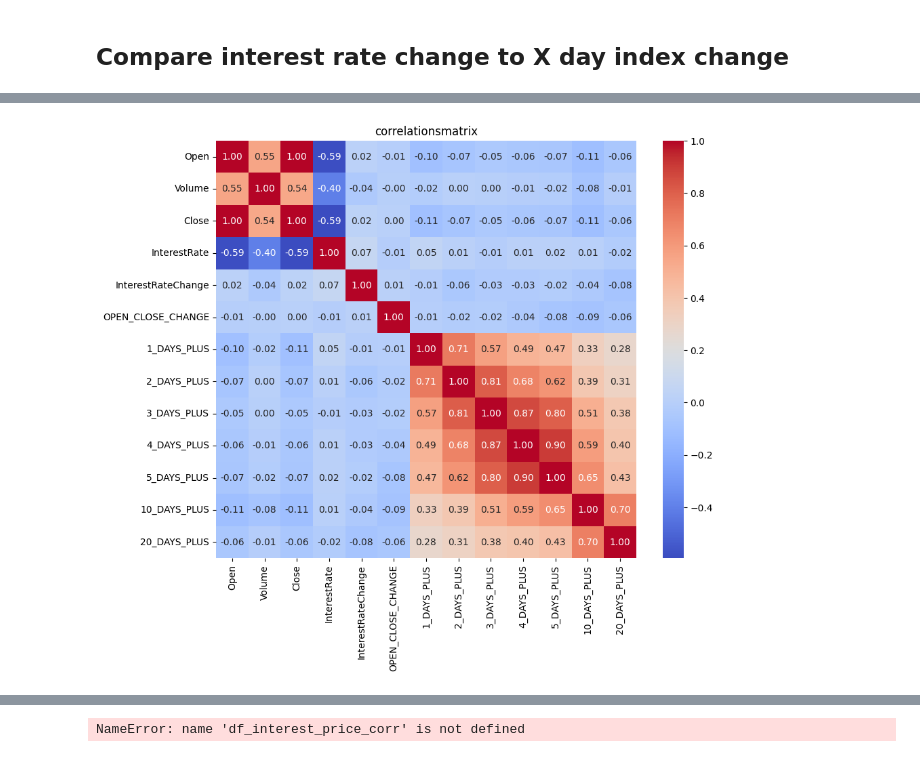
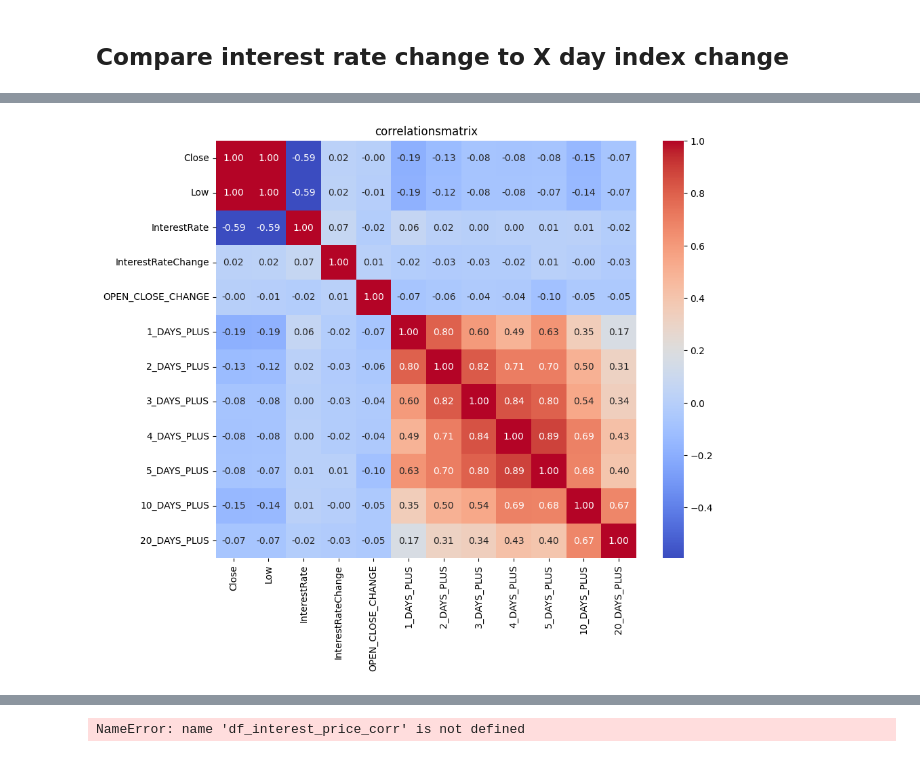
Before and after one commit to badranyoussef/bi-exam-project-stock, a Jupyter notebook: notebooks/SP500_data_preparation.ipynb, the cells around one changed output, grey strips where cells are left out. Drawn from its saved outputs; the diff is of its cells as text; code cells hidden in the pictures.

Commit message:
oil data

```diff
--- a/notebooks/SP500_data_preparation.ipynb
+++ b/notebooks/SP500_data_preparation.ipynb
@@ -509,3 +547,7 @@ df_diff[f'20_DAYS_PLUS'] = df_diff['Close'].pct_change(periods=20).shift(-20)
+# %%
+# Replace inf values with NaN to handle them
+df_diff.replace([np.inf, -np.inf], np.nan, inplace=True)
+# %%
+df_diff.fillna(0, inplace=True)
 # %%
-df_diff = df_diff[df_diff['InterestRateChangeFlag'] == 1].copy().dropna()
-df_diff.tail()
+df_diff = df_diff[df_diff['InterestRateChangeFlag'] == 1]
@@ -527,0 +556,17 @@ df_diff.tail()
+# %%
+# Laver en kopi af DataFrame uden dato kolonnen (som ikke skal normaliseres)
+df_no_date = df_diff.drop(columns=['Date', 'InterestRateChangeFlag'])
+
+# Initialiserer MinMaxScaler
+scaler = MinMaxScaler()
+
+# Anvender skaleringen på dataene
+df_scaled = scaler.fit_transform(df_no_date)
+
+# Konverterer tilbage til en DataFrame med de samme kolonnenavne
+df_scaled = pd.DataFrame(df_scaled, columns=df_no_date.columns)
+
+# Tilføj dato kolonnen tilbage
+# df_scaled['Date'] = df['Date']
+
+df_scaled.head()
@@ -528,11 +581,11 @@ df_diff.tail()
 # %%
 #Beregn korrelation
-correlation_matrix = df_diff[['Open', 'Volume', 'Close', 'InterestRate', 'InterestRateChange', 'OPEN_CLOSE_CHANGE', '1_DAYS_PLUS', '2_DAYS_PLUS', '3_DAYS_PLUS', '4_DAYS_PLUS', '5_DAYS_PLUS', '10_DAYS_PLUS', '20_DAYS_PLUS']].corr()
+correlation_matrix = df_scaled[['Close', 'Low', 'InterestRate', 'InterestRateChange', 'OPEN_CLOSE_CHANGE', '1_DAYS_PLUS', '2_DAYS_PLUS', '3_DAYS_PLUS', '4_DAYS_PLUS', '5_DAYS_PLUS', '10_DAYS_PLUS', '20_DAYS_PLUS']].corr()
 
 #Plot korrelationsmatrix
 plt.figure(figsize=(10, 8))
 sns.heatmap(correlation_matrix, annot=True, cmap='coolwarm', fmt='.2f')
 plt.title('correlationsmatrix')
 plt.show()
 # %% [output]
-[figure, old version]
+[figure, new version]
```
Also changed, not shown: parts of 17 cells of this notebook, 3 other files.
